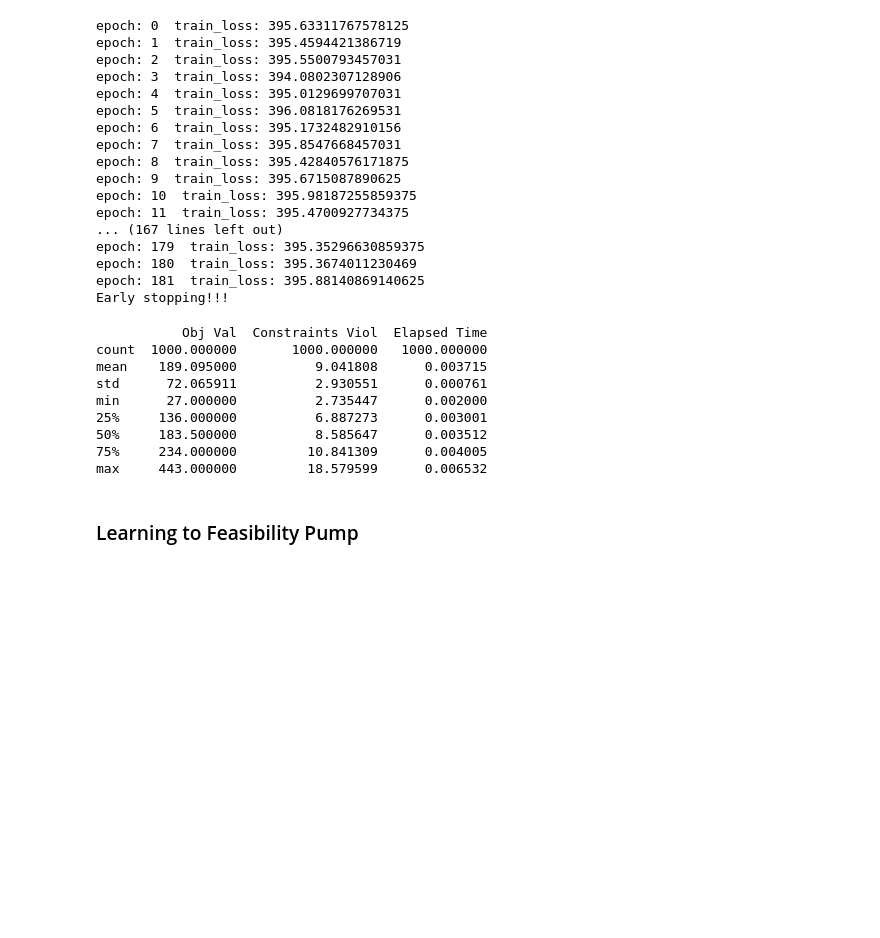
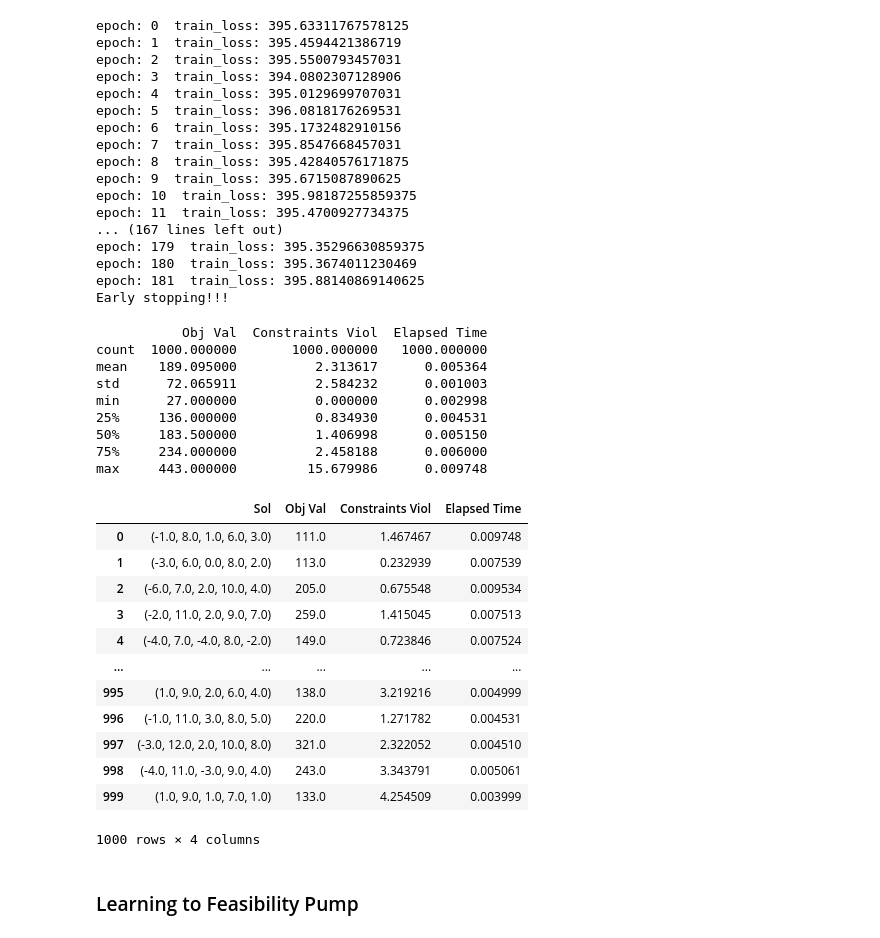
Before and after one commit to pnnl/L2O-pMINLP, a Jupyter notebook: Test QP.ipynb, the cells around one changed output. Cells and saved outputs as stored; diff of their text form; code cells hidden in the pictures; blank space fills up the shorter version.

```diff
--- a/Test QP.ipynb
+++ b/Test QP.ipynb
@@ -374,6 +425,7 @@ for p in tqdm(p_test):
     tock = time.time()
     x = output["test_x_rnd"]
     # get values
+    model.setParamValue(*p)
     for ind in model.x:
         model.x[ind].value = x[0, ind].item()
     xval, objval = model.getVal()
@@ -387,13 +439,29 @@ print(df.describe())
 # %% [output]
            Obj Val  Constraints Viol  Elapsed Time
 count  1000.000000       1000.000000   1000.000000
-mean    189.095000          9.041808      0.003715
-std      72.065911          2.930551      0.000761
-min      27.000000          2.735447      0.002000
-25%     136.000000          6.887273      0.003001
-50%     183.500000          8.585647      0.003512
-75%     234.000000         10.841309      0.004005
-max     443.000000         18.579599      0.006532
+mean    189.095000          2.313617      0.005364
+std      72.065911          2.584232      0.001003
+min      27.000000          0.000000      0.002998
+25%     136.000000          0.834930      0.004531
+50%     183.500000          1.406998      0.005150
+75%     234.000000          2.458188      0.006000
+max     443.000000         15.679986      0.009748
+# %%
+df
+# %% [output]
+|  | Sol | Obj Val | Constraints Viol | Elapsed Time |
+| 0 | (-1.0, 8.0, 1.0, 6.0, 3.0) | 111.0 | 1.467467 | 0.009748 |
+| 1 | (-3.0, 6.0, 0.0, 8.0, 2.0) | 113.0 | 0.232939 | 0.007539 |
+| 2 | (-6.0, 7.0, 2.0, 10.0, 4.0) | 205.0 | 0.675548 | 0.009534 |
+| 3 | (-2.0, 11.0, 2.0, 9.0, 7.0) | 259.0 | 1.415045 | 0.007513 |
+| 4 | (-4.0, 7.0, -4.0, 8.0, -2.0) | 149.0 | 0.723846 | 0.007524 |
+| ... | ... | ... | ... | ... |
+| 995 | (1.0, 9.0, 2.0, 6.0, 4.0) | 138.0 | 3.219216 | 0.004999 |
+| 996 | (-1.0, 11.0, 3.0, 8.0, 5.0) | 220.0 | 1.271782 | 0.004531 |
+| 997 | (-3.0, 12.0, 2.0, 10.0, 8.0) | 321.0 | 2.322052 | 0.004510 |
+| 998 | (-4.0, 11.0, -3.0, 9.0, 4.0) | 243.0 | 3.343791 | 0.005061 |
+| 999 | (1.0, 9.0, 1.0, 7.0, 1.0) | 133.0 | 4.254509 | 0.003999 |
+1000 rows × 4 columns
 # %% [markdown]
 ### Learning to Feasibility Pump
 # %%
```
Also changed, not shown: parts of 10 cells of this notebook, 1 other file.
